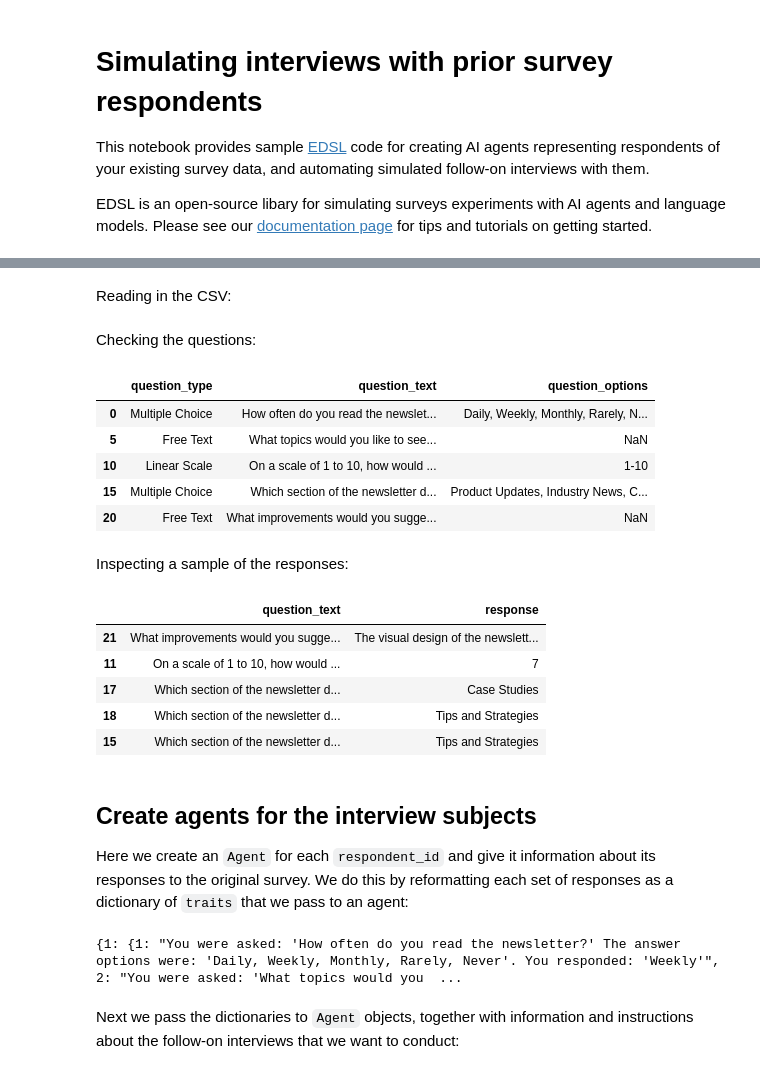
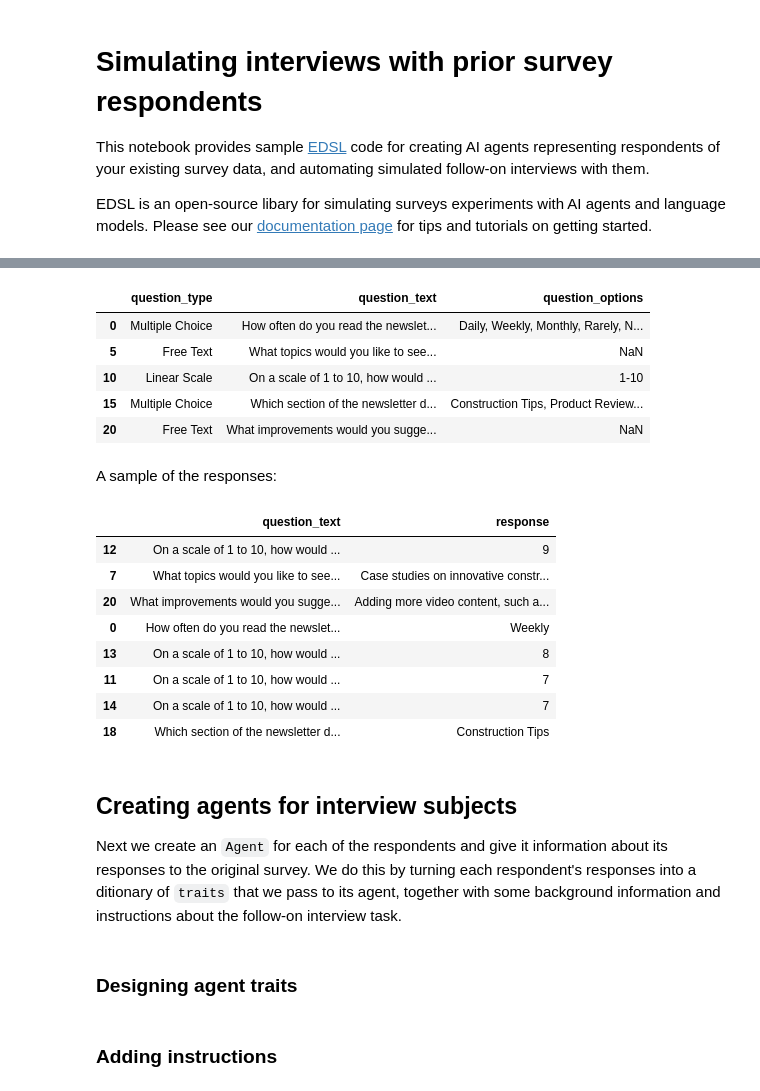
Before and after one commit to expectedparrot/edsl, a Jupyter notebook: docs/notebooks/agentifying_responses.ipynb, the cells around one changed output, grey strips where cells are left out. Saved outputs shown, nothing was run; the diff lists cells and outputs as text; code cells hidden in the pictures.

Commit message:
updating notebook for agentifying old survey data

```diff
--- a/docs/notebooks/agentifying_responses.ipynb
+++ b/docs/notebooks/agentifying_responses.ipynb
@@ -19,37 +9,38 @@ We start by importing a dataset of responses from an existing survey. For purpos
-# %% [markdown]
-Reading in the CSV:
 # %%
 import pandas as pd
 
-df = pd.read_csv("product_manager_responses.csv")
+df = pd.read_csv('newsletter_survey_responses.csv')
-# %% [markdown]
-Checking the questions:
 # %%
-df[["question_type", "question_text", "question_options"]].drop_duplicates()
+df[['question_type', 'question_text', 'question_options']].drop_duplicates()
 # %% [output]
 |  | question_type | question_text | question_options |
 | 0 | Multiple Choice | How often do you read the newslet... | Daily, Weekly, Monthly, Rarely, N... |
 | 5 | Free Text | What topics would you like to see... | NaN |
 | 10 | Linear Scale | On a scale of 1 to 10, how would ... | 1-10 |
-| 15 | Multiple Choice | Which section of the newsletter d... | Product Updates, Industry News, C... |
+| 15 | Multiple Choice | Which section of the newsletter d... | Construction Tips, Product Review... |
 | 20 | Free Text | What improvements would you sugge... | NaN |
 # %% [markdown]
-Inspecting a sample of the responses:
+A sample of the responses:
 # %%
-df[["question_text", "response"]].sample(5)
+df[['question_text', 'response']].sample(8)
 # %% [output]
 |  | question_text | response |
-| 21 | What improvements would you sugge... | The visual design of the newslett... |
+| 12 | On a scale of 1 to 10, how would ... | 9 |
+| 7 | What topics would you like to see... | Case studies on innovative constr... |
+| 20 | What improvements would you sugge... | Adding more video content, such a... |
+| 0 | How often do you read the newslet... | Weekly |
+| 13 | On a scale of 1 to 10, how would ... | 8 |
 | 11 | On a scale of 1 to 10, how would ... | 7 |
-| 17 | Which section of the newsletter d... | Case Studies |
-| 18 | Which section of the newsletter d... | Tips and Strategies |
-| 15 | Which section of the newsletter d... | Tips and Strategies |
+| 14 | On a scale of 1 to 10, how would ... | 7 |
+| 18 | Which section of the newsletter d... | Construction Tips |
 # %% [markdown]
-## Create agents for the interview subjects
-Here we create an `Agent` for each `respondent_id` and give it information about its responses to the original survey. We do this by reformatting each set of responses as a dictionary of `traits` that we pass to an agent:
+## Creating agents for interview subjects
+Next we create an `Agent` for each of the respondents and give it information about its responses to the original survey. We do this by turning each respondent's responses into a ditionary of `traits` that we pass to its agent, together with some background information and instructions about the follow-on interview task.
+# %% [markdown]
+### Designing agent traits
 # %%
 # Change the set of all responses into a dictionary
-all_responses = df.to_dict(orient="records")
+all_responses = df.to_dict(orient = 'records')
 
 # Initialize a dictionary to store responses by respondent_id
 respondents_dict = {}
@@ -76,9 +67,7 @@ for row in all_responses:
     respondents_dict[respondent_id][question_id] = formatted_string
 
 # Print the new dictionary
-print(respondents_dict)
+# print(respondents_dict)
-# %% [output]
-{1: {1: "You were asked: 'How often do you read the newsletter?' The answer options were: 'Daily, Weekly, Monthly, Rarely, Never'. You responded: 'Weekly'", 2: "You were asked: 'What topics would you  ...
 # %% [markdown]
-Next we pass the dictionaries to `Agent` objects, together with information and instructions about the follow-on interviews that we want to conduct:
+### Adding instructions
 # %%
```
Also changed, not shown: parts of 9 cells of this notebook.
